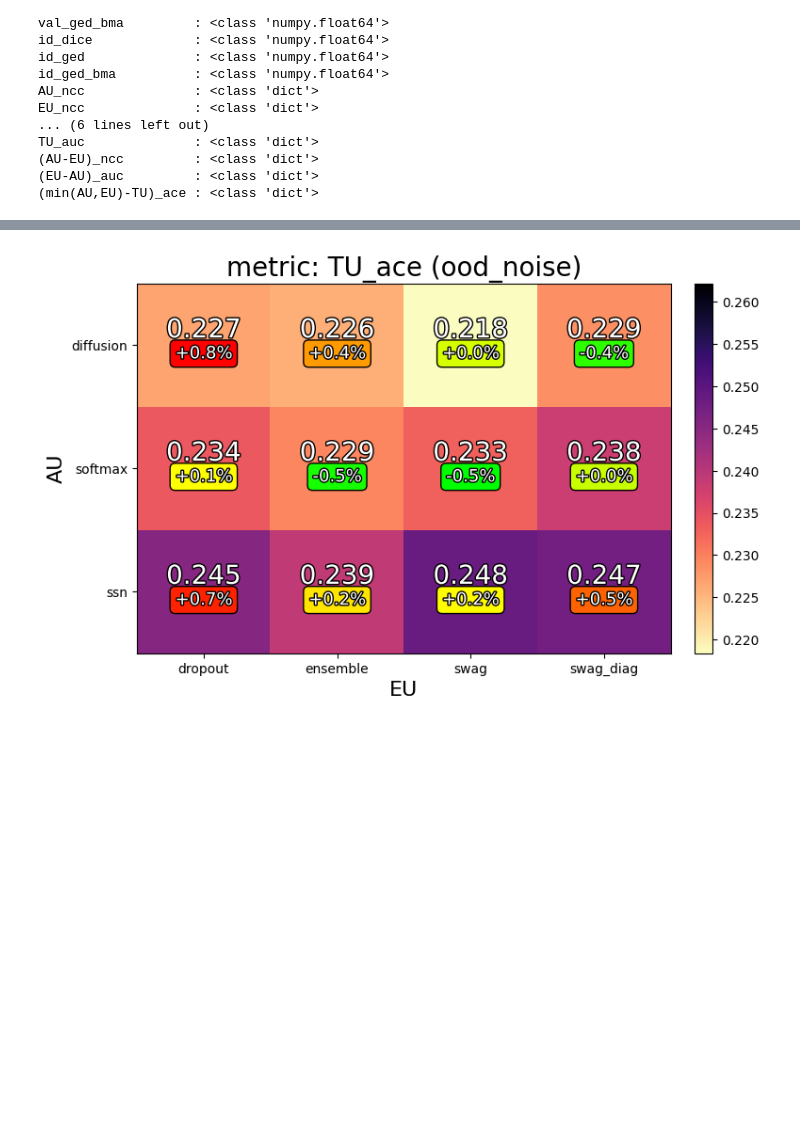
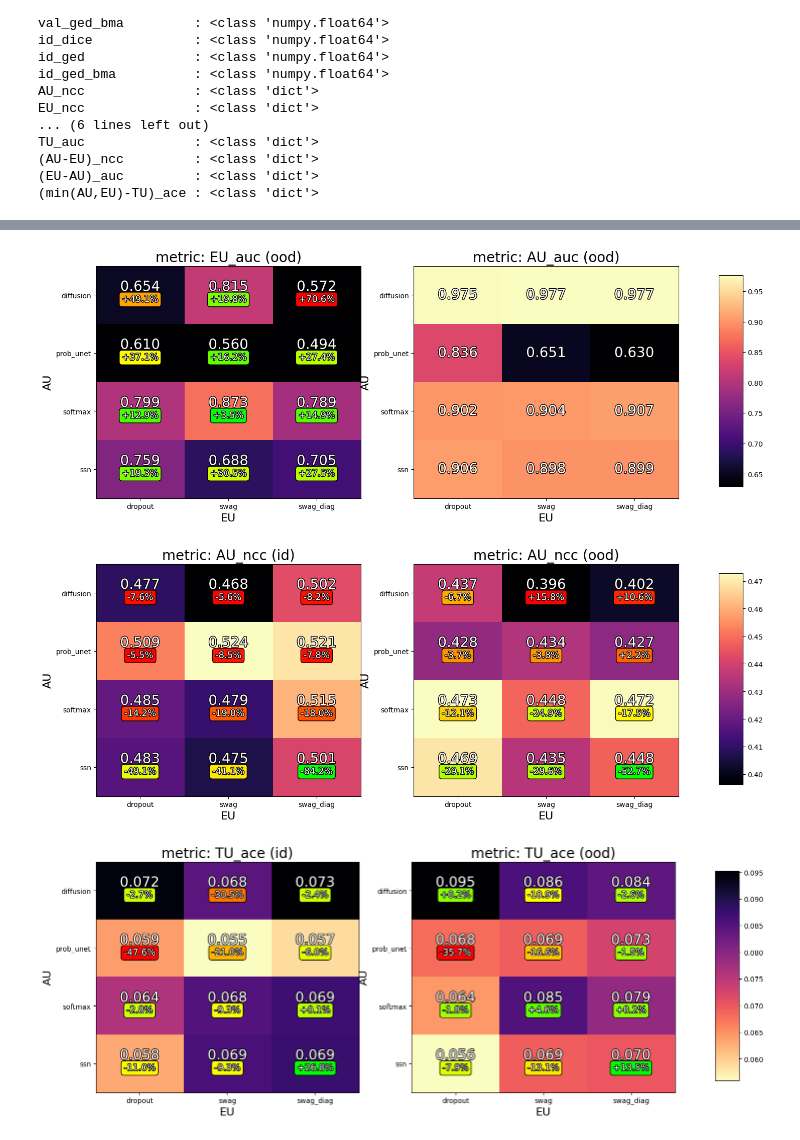
Before and after one commit to JakobLC/DiffUncertainty, a Jupyter notebook: visualization/script.ipynb, the cells around one changed output, grey strips where cells are left out. Drawn from its saved outputs; the diff is of its cells as text; code cells hidden in the pictures; blank space fills up the shorter version.

Commit message:
more visualizations, fixed wandb stuff2

```diff
--- a/visualization/script.ipynb
+++ b/visualization/script.ipynb
@@ -3,8 +3,15 @@
 %autoreload 2
 # %%
 
-from helpers import load_result_table
-table = load_result_table(swap_AU_EU=True)
+from helpers import load_result_table,plot_metric_matrix, plot_mm_grid
+table = load_result_table(swap_AU_EU=False,
+                          formatter="{AU}_{EU}",epoch=1000,
+                           loop_params = {
+                            "AU": ["softmax", "ssn", "diffusion", "prob_unet"],
+                            "EU": ["swag", "dropout", "swag_diag"]
+                },
+                save_path = "/home/jloch/Desktop/diff/luzern/values/saves/chaksu64/test_results/",
+                aggregation_type = "border_normalized")
 print(table.shape)
 print(table.columns)
 # %% [output]
@@ -55,6 +62,15 @@ TU_auc              : <class 'dict'>
 # %%
-from helpers import plot_metric_matrix
-
-plot_metric_matrix(table,metric="TU_ace",reldiff="(min(AU,EU)-TU)_ace",subkey="ood_noise",cbar_keys=["TU_ace"])
+# UQ chaksu64
+from helpers import plot_metric_matrix, plot_mm_grid
+#plot_metric_matrix(table,metric="EU_auc",reldiff="(EU-AU)_auc",subkey="ood",cbar_keys=["EU_auc","AU_auc"])
+plot_mm_grid(table,kwarg_grid=[[{"metric":"EU_auc","reldiff":"(EU-AU)_auc","subkey":"ood","cbar_keys": ["EU_auc","AU_auc"]},
+                              {"metric":"AU_auc","subkey":"ood", "cbar_keys": ["EU_auc","AU_auc"]}]])
+plot_mm_grid(table,kwarg_grid=[[{"metric":"AU_ncc","reldiff":"(AU-EU)_ncc","subkey":"id"},
+                              {"metric":"AU_ncc","reldiff":"(AU-EU)_ncc","subkey":"ood"}]])
+#plot_metric_matrix(table,metric="TU_ace",reldiff="(min(AU,EU)-TU)_ace",subkey="ood",cbar_keys=["TU_ace"])
+plot_mm_grid(table,kwarg_grid=[[{"metric":"TU_ace","reldiff":"(min(AU,EU)-TU)_ace","subkey":"id"},
+                                {"metric":"TU_ace","reldiff":"(min(AU,EU)-TU)_ace","subkey":"ood"}]])
 # %% [output]
-[figure, old version]
+[figure, new version]
+[figure, added]
+[figure, added]
```
Also changed, not shown: parts of 19 cells of this notebook, 8 other files.
